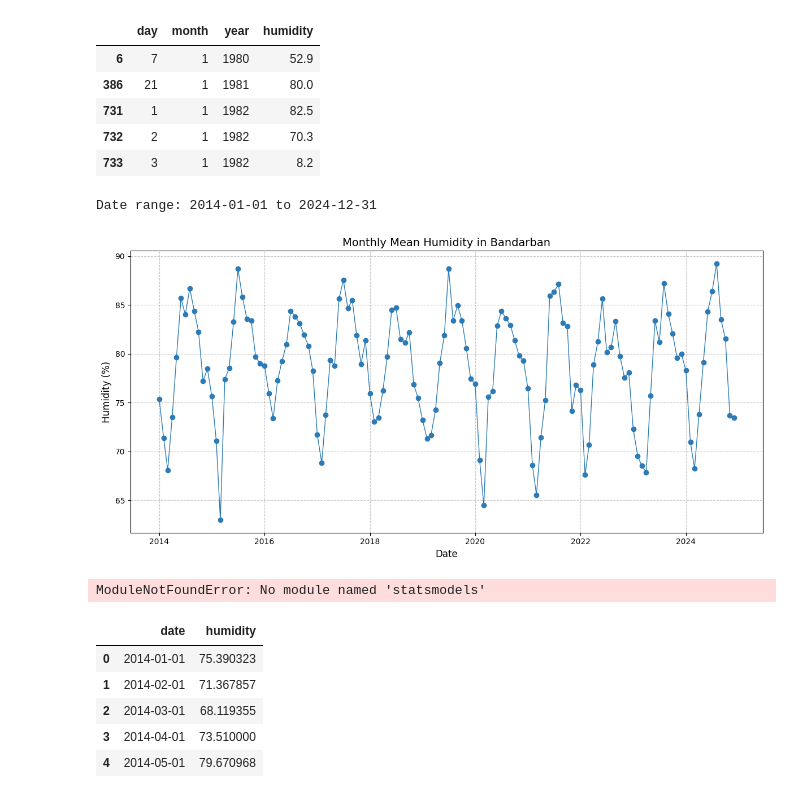
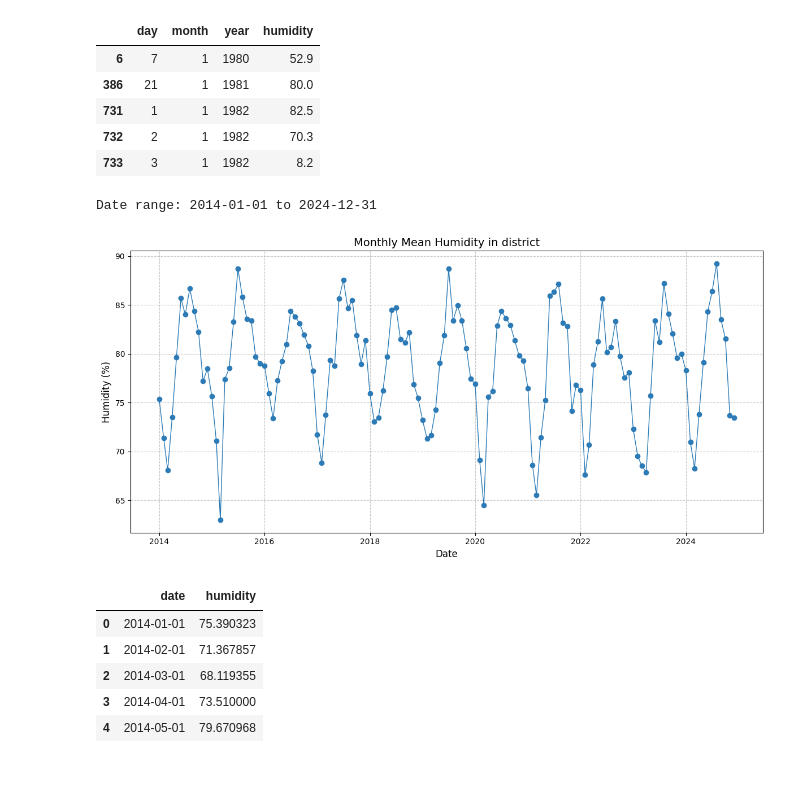
Before and after one commit to not-your-pancake/TCC_Journal, a Jupyter notebook: HI_WB_HS_HM_WBG/rangamati.ipynb, the cells around one changed output. Drawn from its saved outputs; the diff is of its cells as text; code cells hidden in the pictures.

```diff
--- a/HI_WB_HS_HM_WBG/rangamati.ipynb
+++ b/HI_WB_HS_HM_WBG/rangamati.ipynb
@@ -3,16 +3,16 @@
 # %%
 import pandas as pd
 # %%
-df_bandarban = pd.read_csv('../1980-2024-dataset/Rangamati_historical_weather_1980_2024.csv')
+df_district = pd.read_csv('../1980-2024-dataset/Rangamati_historical_weather_1980_2024.csv')
 
-df_bandarban = df_bandarban.drop('district', axis =1 )
+df_district = df_district.drop('district', axis =1 )
 
 desired_colmn = ['day', 'month', 'year', 'humidity']
-df_bandarban = df_bandarban[desired_colmn]
+df_district = df_district[desired_colmn]
 
-df_bandarban = df_bandarban.dropna()
+df_district = df_district.dropna()
 
-df_bandarban.head()
+df_district.head()
 # %% [output]
 |  | day | month | year | humidity |
 | 6 | 7 | 1 | 1980 | 52.9 |
@@ -23,66 +23,49 @@ df_bandarban.head()
 # %%
 import matplotlib.pyplot as plt
 
-if 'date' not in df_bandarban.columns:
-    df_bandarban['date'] = pd.to_datetime(df_bandarban[['year', 'month', 'day']])
+if 'date' not in df_district.columns:
+    df_district['date'] = pd.to_datetime(df_district[['year', 'month', 'day']])
 
 # # show date range
-# min_date = df_bandarban['date'].min()
-# max_date = df_bandarban['date'].max()
+# min_date = df_district['date'].min()
+# max_date = df_district['date'].max()
 # print(f"Date range: {min_date.date()} to {max_date.date()}")
 
 # 2010-2024 dile 83% r2 lightgbm
 # 2014- 2024 dile 82% R2
 # 2018-2024 dile 52% R2 xgboost
 
 # filter data for custom date range: 2020 to 2024
-df_bandarban = df_bandarban[
-    (df_bandarban['date'] >= '2014-01-01') & (df_bandarban['date'] <= '2024-12-31')
+df_district = df_district[
+    (df_district['date'] >= '2014-01-01') & (df_district['date'] <= '2024-12-31')
 ]
-custom_range_df = df_bandarban.copy()
+custom_range_df = df_district.copy()
 
 # show date range
 min_date = custom_range_df['date'].min()
 max_date = custom_range_df['date'].max()
 
-df_bandarban['date'] = pd.to_datetime(df_bandarban['date'])
-df_bandarban.set_index('date', inplace=True)
+df_district['date'] = pd.to_datetime(df_district['date'])
+df_district.set_index('date', inplace=True)
 
-df_monthly_hum = df_bandarban['humidity'].resample('MS').mean()
+df_monthly_hum = df_district['humidity'].resample('MS').mean()
 # Fill missing gaps using linear interpolation (common for weather data)
 df_monthly_hum = df_monthly_hum.interpolate(method='linear')
 
 print(f"Date range: {min_date.date()} to {max_date.date()}")
 
 # --- Plotting ---
 plt.figure(figsize=(12, 6))
 plt.plot(df_monthly_hum, marker='o', linestyle='-', color='#2c7bb6', linewidth=1)
-plt.title('Monthly Mean Humidity in Bandarban', fontsize=14)
+plt.title('Monthly Mean Humidity in district', fontsize=14)
 plt.xlabel('Date', fontsize=12)
 plt.ylabel('Humidity (%)', fontsize=12)
 plt.grid(True, linestyle='--', alpha=0.7)
 plt.tight_layout()
 plt.show()
 # %% [output]
 Date range: 2014-01-01 to 2024-12-31
-[figure, old version]
+[figure, new version]
-# %%
-from statsmodels.tsa.stattools import adfuller
-
-# Augmented Dickey-Fuller (ADF) test
-
-def check_stationarity(series):
-    result = adfuller(series.dropna())
-    print(f'ADF Statistic: {result[0]}')
-    print(f'p-value: {result[1]}')
-    if result[1] <= 0.05:
-        print("Data is stationary")
-    else:
-        print("Data is non-stationary, apply differencing")
-
-check_stationarity(df_monthly_hum)
-# %% [output]
-ModuleNotFoundError: No module named 'statsmodels'
 # %%
 import pandas as pd
 import numpy as np
```
Also changed, not shown: parts of 29 cells of this notebook, 4 other files.
